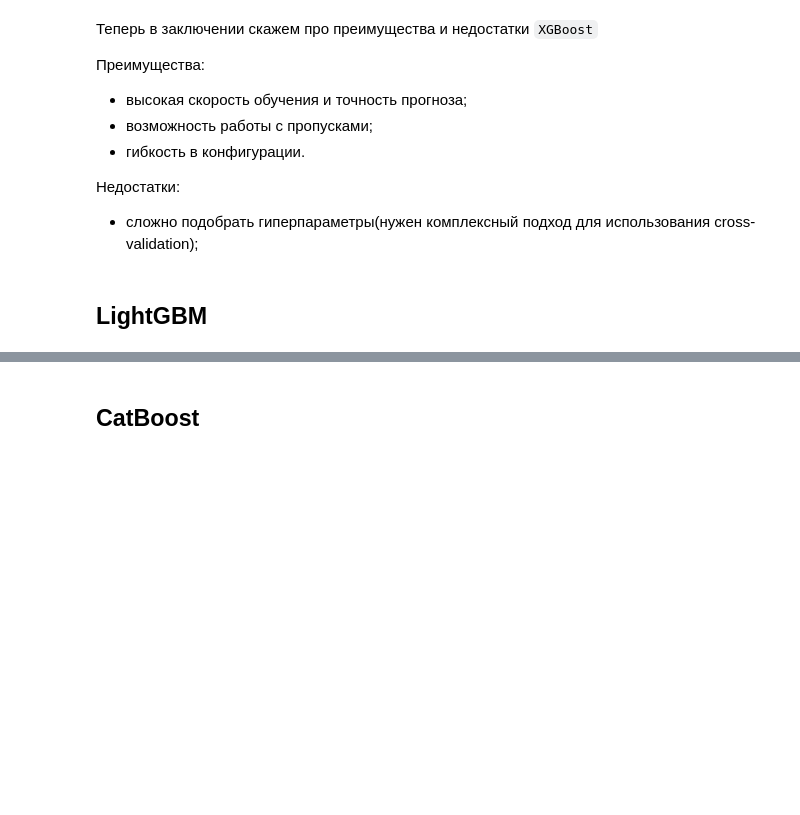
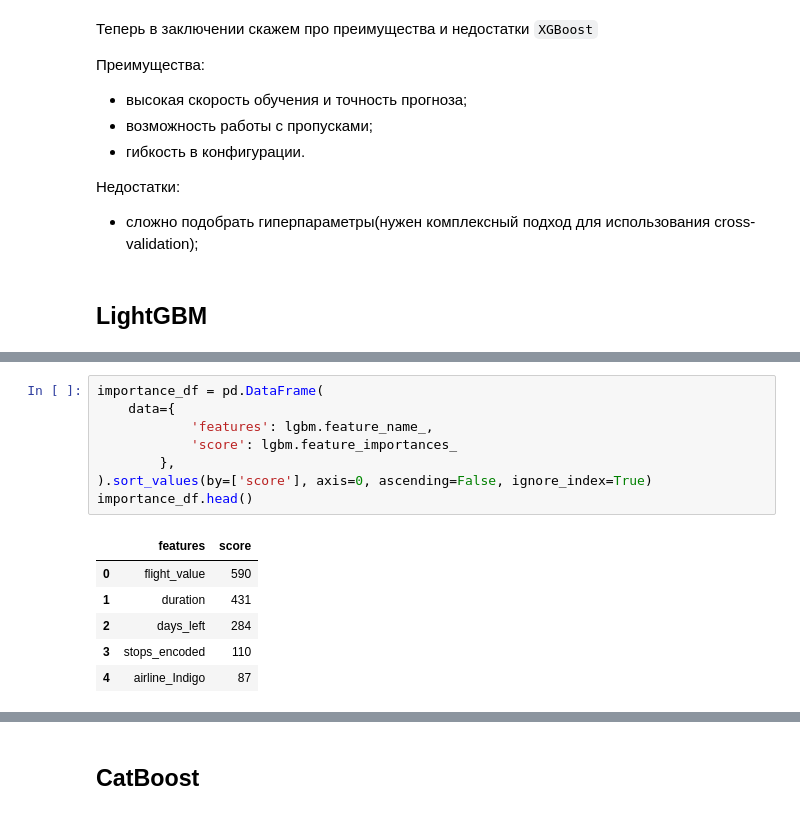
Before and after one commit to Sindereve/classic_ml_skills, a Jupyter notebook: task_reggression/02_models/3_gbm_models.ipynb, the cells around one changed output, grey strips where cells are left out. Cells and saved outputs as stored; diff of their text form; blank space fills up the shorter version.

```diff
--- a/task_reggression/02_models/3_gbm_models.ipynb
+++ b/task_reggression/02_models/3_gbm_models.ipynb
@@ -123,0 +174,15 @@ plt.show()
+# %%
+importance_df = pd.DataFrame(
+    data={
+            'features': lgbm.feature_name_,
+            'score': lgbm.feature_importances_
+        },
+).sort_values(by=['score'], axis=0, ascending=False, ignore_index=True)
+importance_df.head()
+# %% [output]
+|  | features | score |
+| 0 | flight_value | 590 |
+| 1 | duration | 431 |
+| 2 | days_left | 284 |
+| 3 | stops_encoded | 110 |
+| 4 | airline_Indigo | 87 |
```
Also changed, not shown: parts of 11 cells of this notebook, 3 other files.
